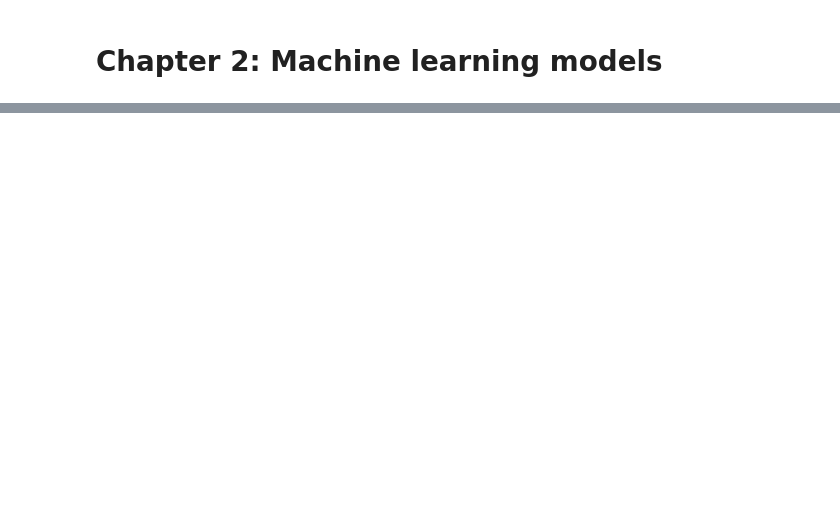
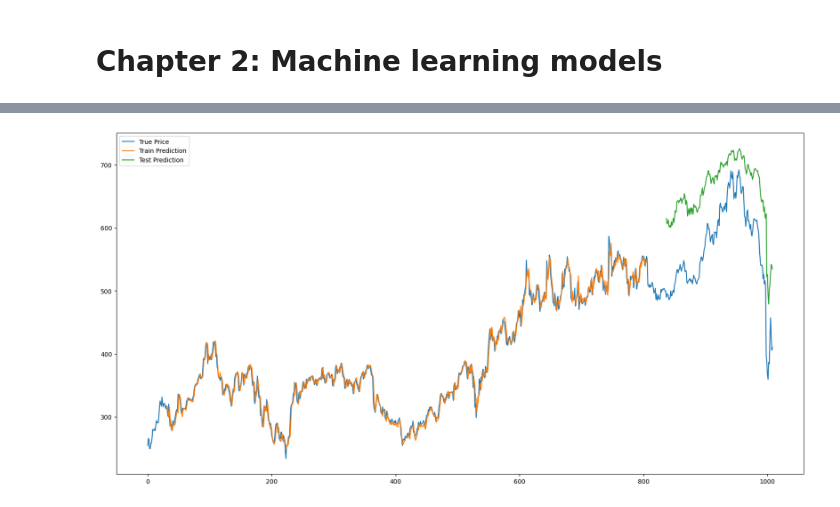
Before and after one commit to Khim3/Scalable_and_Distributed_Computing_Project, a Jupyter notebook: notebook.ipynb, the cells around one changed output, grey strips where cells are left out. Cells and saved outputs as stored; diff of their text form; code cells hidden in the pictures; blank space fills up the shorter version.

```diff
--- a/notebook.ipynb
+++ b/notebook.ipynb
@@ -52,15 +60,21 @@ only showing top 10 rows
 df.select([F.sum(F.col(c).isNull().cast('int')).alias(c) for c in df.columns]).show()
 
 # duplicates (no dup)
-print(df.drop_duplicates().count(), "\n")
+print(f'Original: {df.count()}, After: {df.drop_duplicates().count()} \n')
 
 # naming convenient
 df = df.toDF(*[c.lower() for c in df.columns])
 df = df.withColumnRenamed('adj close', 'adj_close')
 print(df.columns)
 
-# change date to ascending order
+# identify features and target
+features = [c for c in df.columns if c not in ['close', 'adj_close', 'date']]
+
+# split data to train and test sets that respect dates order
 df = df.orderBy('date')
+train_count = int(df.count() * 0.8)
+df_train = df.limit(train_count)
+df_test = df.subtract(df_train).orderBy('date')
 # %% [output]
 +----+----+----+---+-----+---------+------+
 |Date|Open|High|Low|Close|Adj Close|Volume|
@@ -159,0 +302,15 @@ Epoch 200/200, Train Loss: 0.0000, Val Loss: 0.0001
+# %%
+model.eval()
+with torch.no_grad():
+    y_train_pred = model(X_train_tensor.unsqueeze(-1)).detach().cpu().numpy()
+    y_test_pred = model(X_test_tensor.unsqueeze(-1)).detach().cpu().numpy()
+
+y_train_pred = inverse_scale(y_train_pred, df_train)
+y_train = inverse_scale(y_train_tensor.cpu().numpy().reshape(-1, 1), df_train)
+train_rmse = np.sqrt(mean_squared_error(y_train, y_train_pred))
+print(y_train_pred.shape, train_rmse)
+
+y_test_pred = inverse_scale(y_test_pred, df_test)
+y_test = inverse_scale(y_test_tensor.cpu().numpy().reshape(-1, 1), df_test)
+test_rmse = np.sqrt(mean_squared_error(y_test, y_test_pred))
+print(y_test_pred.shape, test_rmse)
@@ -159,0 +320,12 @@ Epoch 200/200, Train Loss: 0.0000, Val Loss: 0.0001
+# %%
+close = df.select('close').orderBy('date').toPandas()
+print(close.head(100))
+# Shift train predictions for plotting
+trainPredictPlot = np.empty_like(close)
+trainPredictPlot[:, :] = np.nan
+trainPredictPlot[lookback:len(y_train_pred) + lookback, :] = y_train_pred
+
+# Shift test predictions for plotting
+testPredictPlot = np.empty_like(close)
+testPredictPlot[:, :] = np.nan
+testPredictPlot[len(y_train_pred) + (lookback * 2):len(close), :] = y_test_pred
@@ -159,0 +347,9 @@ Epoch 200/200, Train Loss: 0.0000, Val Loss: 0.0001
+# %%
+plt.figure(figsize=(20, 10))
+plt.plot(close, label='True Price')
+plt.plot(trainPredictPlot, label='Train Prediction')
+plt.plot(testPredictPlot, label='Test Prediction')
+plt.legend()
+plt.show();
+# %% [output]
+[figure, added]
```
Also changed, not shown: parts of 25 cells of this notebook.
